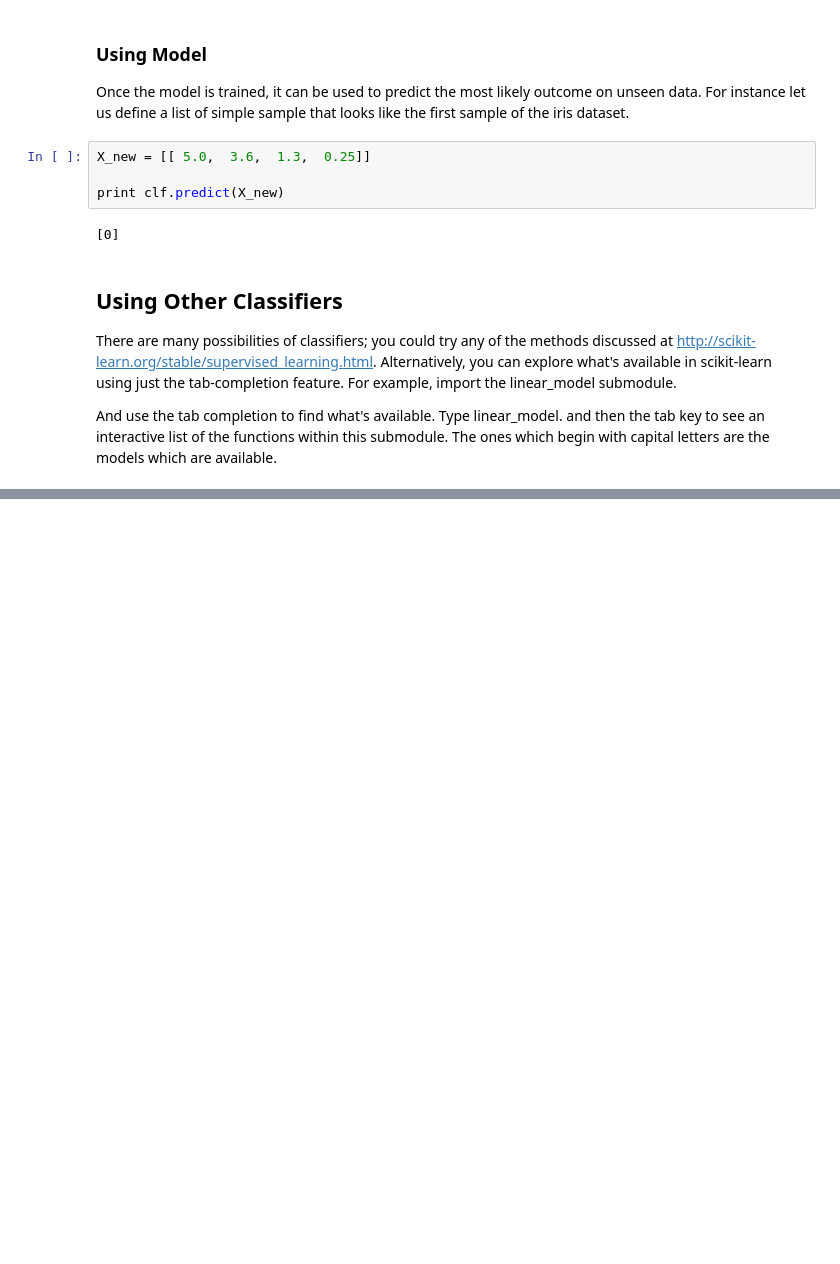
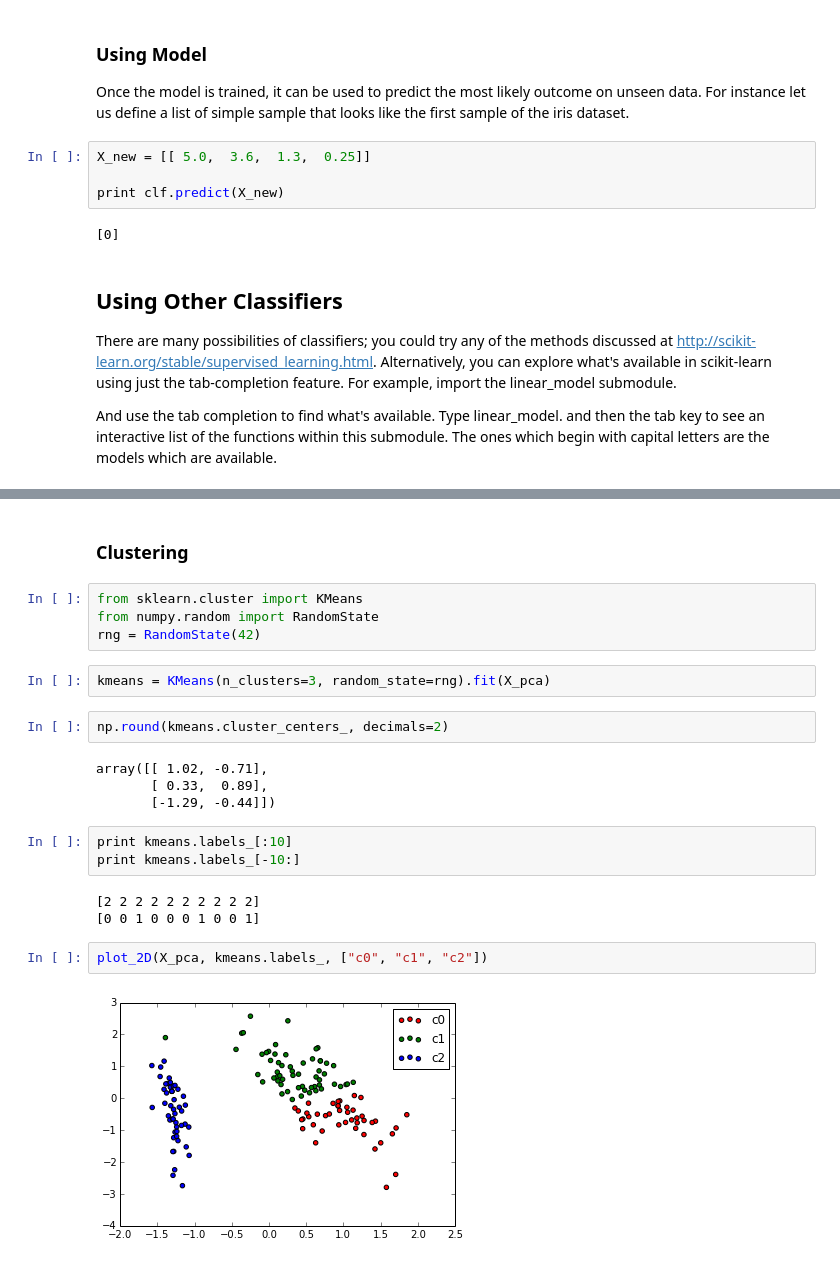
Before and after one commit to vdmitriyev/data-analysis-notebooks, a Jupyter notebook: iris/iris.ipynb, the cells around one changed output, grey strips where cells are left out. Cells and saved outputs as stored; diff of their text form; blank space fills up the shorter version.

```diff
--- a/iris/iris.ipynb
+++ b/iris/iris.ipynb
@@ -110,0 +187,24 @@ print clf.predict(X_new)
+# %% [markdown]
+### Clustering
+# %%
+from sklearn.cluster import KMeans
+from numpy.random import RandomState
+rng = RandomState(42)
+# %%
+kmeans = KMeans(n_clusters=3, random_state=rng).fit(X_pca)
+# %%
+np.round(kmeans.cluster_centers_, decimals=2)
+# %% [output]
+array([[ 1.02, -0.71],
+       [ 0.33,  0.89],
+       [-1.29, -0.44]])
+# %%
+print kmeans.labels_[:10]
+print kmeans.labels_[-10:]
+# %% [output]
+[2 2 2 2 2 2 2 2 2 2]
+[0 0 1 0 0 0 1 0 0 1]
+# %%
+plot_2D(X_pca, kmeans.labels_, ["c0", "c1", "c2"])
+# %% [output]
+[figure, added]
```
Also changed, not shown: parts of 22 cells of this notebook.
